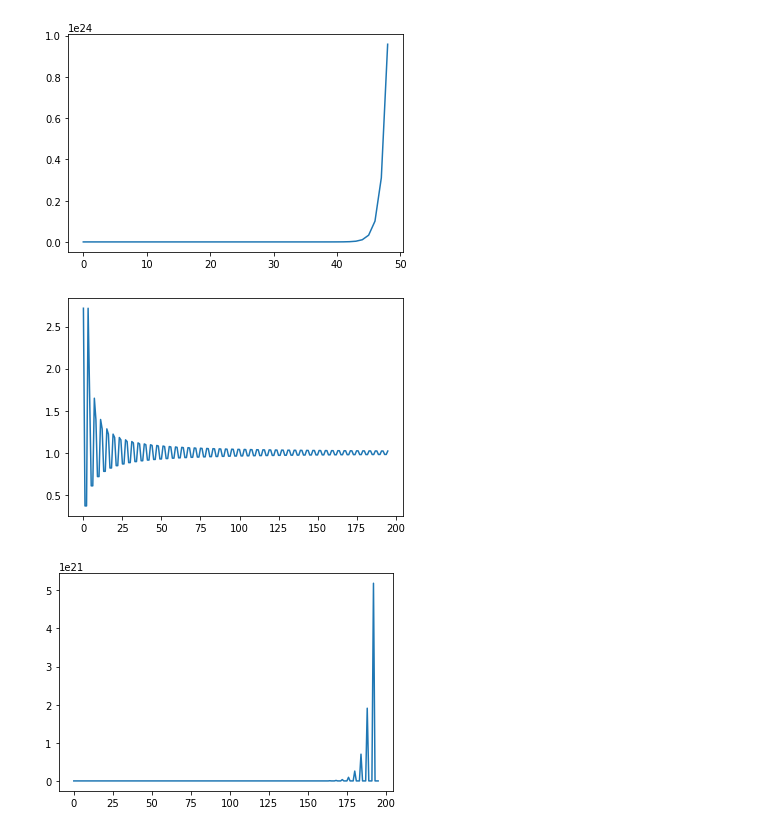
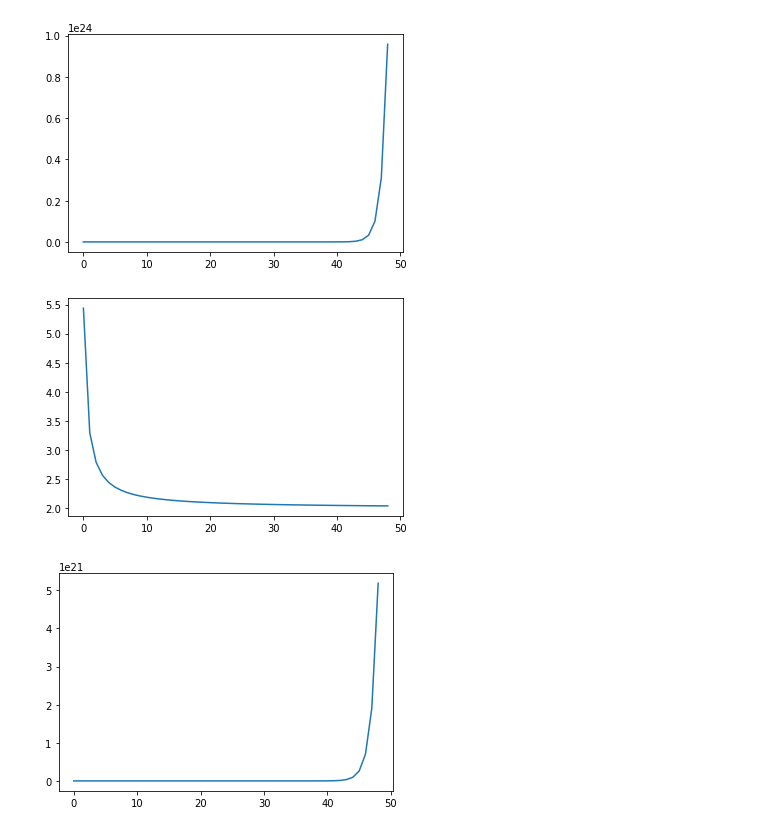
Before and after one commit to NTHU-Phys-Qubit/hw2-Bladerunner-constant-k, a Jupyter notebook: Problem-1.ipynb, the cells around one changed output. Drawn from its saved outputs; the diff is of its cells as text; code cells hidden in the pictures.

```diff
--- a/Problem-1.ipynb
+++ b/Problem-1.ipynb
@@ -77,21 +77,21 @@ pylab.show()
 # %%
 # pratition function
 # T=i, B=0, N=2
 
 T = transfer_matrix(1, 0)
 
 z_f = np.array([])
 
 for i in range (1,50):
 
-    z = transfer_matrix(i, 0)
+    z = np.trace(transfer_matrix(i, 0))
     z_f = np.append(z_f, z)
 
 
 pylab.plot(z_f)
 pylab.show()
 # %% [output]
-[figure, old version]
+[figure, new version]
 # %%
 # pratition function
 # T=1, B=i, N=2
@@ -102,11 +102,11 @@ z_f = np.array([])
 
 for i in range (1,50):
 
-    z = transfer_matrix(1, i)
+    z = np.trace(transfer_matrix(1, i))
     z_f = np.append(z_f, z)
 
 
 pylab.plot(z_f)
 pylab.show()
 # %% [output]
-[figure, old version]
+[figure, new version]
```
Also changed, not shown: parts of 4 cells of this notebook.
